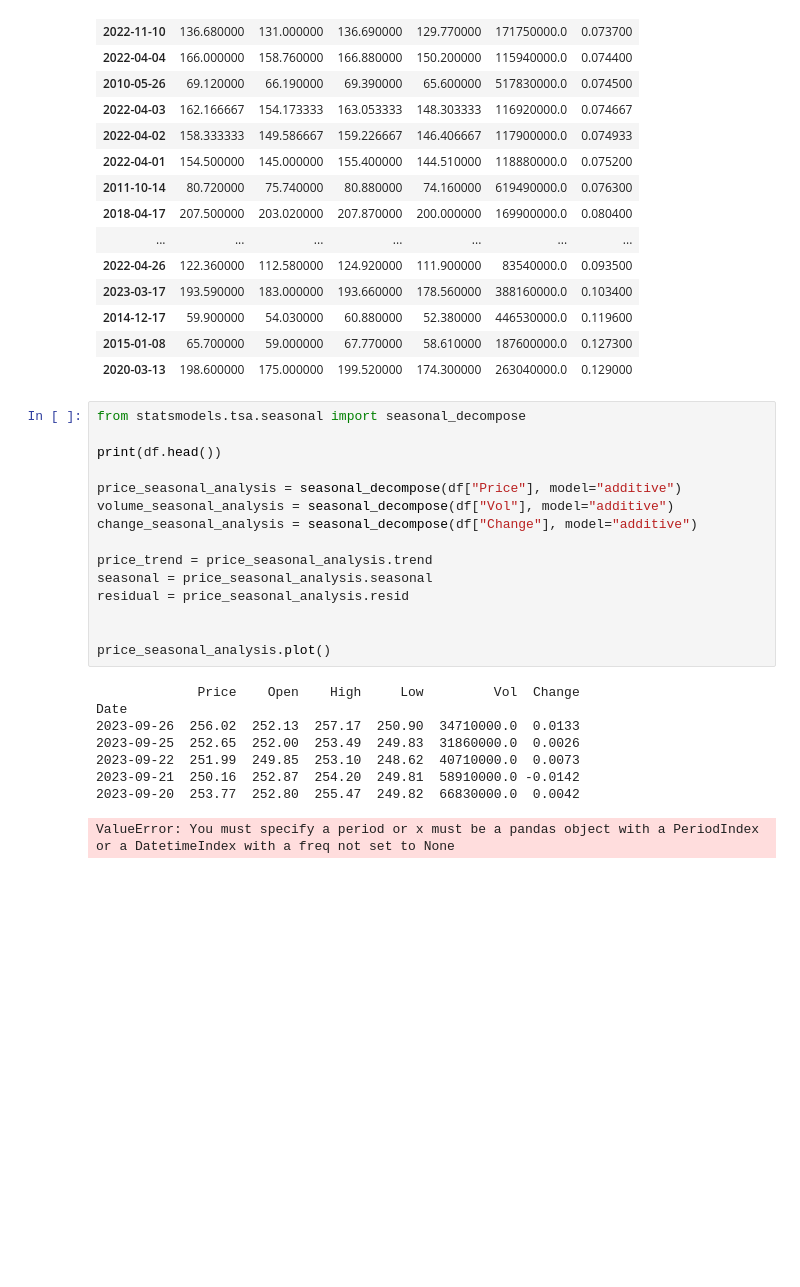
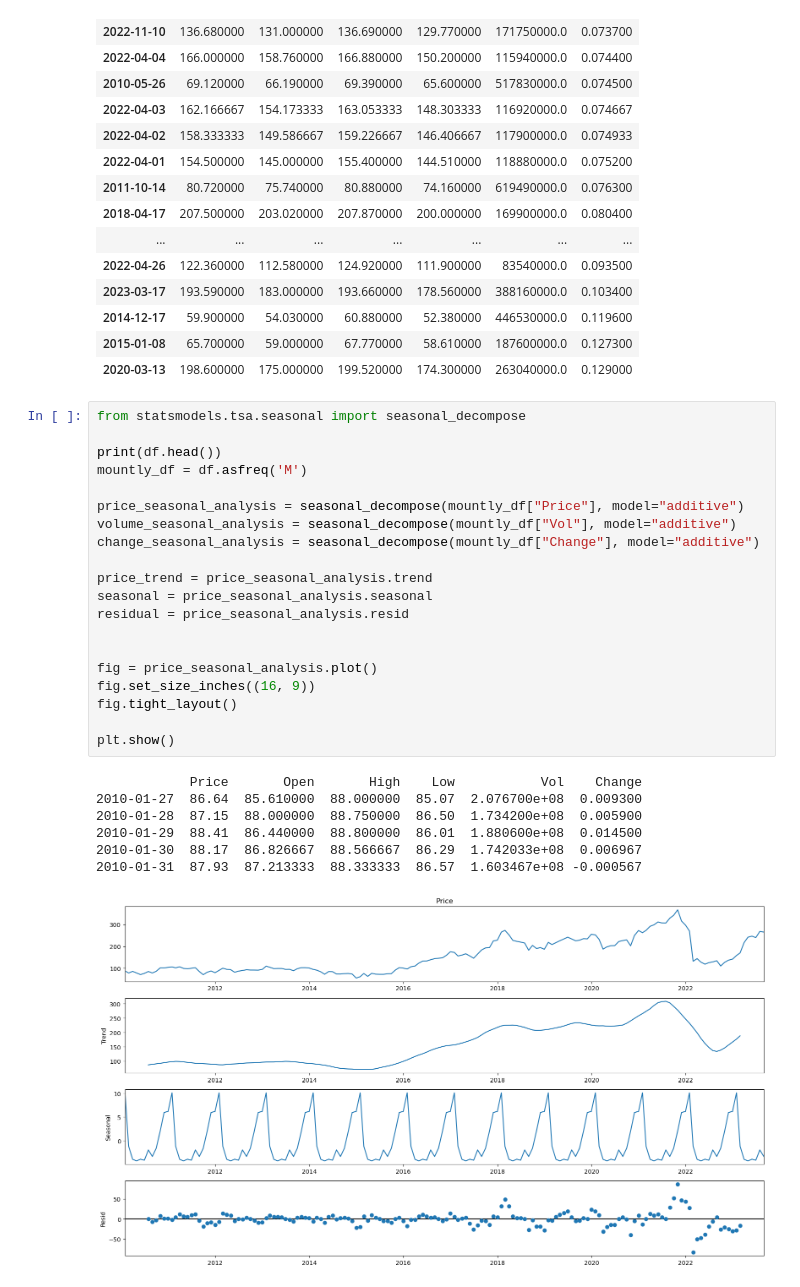
Before and after one commit to GaldanTheSneaky/Sberbank-Stock-Analysis, a Jupyter notebook: sberbank_stock.ipynb, the cells around one changed output. Cells and saved outputs as stored; diff of their text form; blank space fills up the shorter version.

Commit message:
done with initial analysis

```diff
--- a/sberbank_stock.ipynb
+++ b/sberbank_stock.ipynb
@@ -210,24 +220,28 @@ df_by_change.tail(20)
 # %%
 from statsmodels.tsa.seasonal import seasonal_decompose
 
 print(df.head())
+mountly_df = df.asfreq('M')
 
-price_seasonal_analysis = seasonal_decompose(df["Price"], model="additive")
-volume_seasonal_analysis = seasonal_decompose(df["Vol"], model="additive")
-change_seasonal_analysis = seasonal_decompose(df["Change"], model="additive")
+price_seasonal_analysis = seasonal_decompose(mountly_df["Price"], model="additive")
+volume_seasonal_analysis = seasonal_decompose(mountly_df["Vol"], model="additive")
+change_seasonal_analysis = seasonal_decompose(mountly_df["Change"], model="additive")
 
 price_trend = price_seasonal_analysis.trend
 seasonal = price_seasonal_analysis.seasonal
 residual = price_seasonal_analysis.resid
 
 
-price_seasonal_analysis.plot()
+fig = price_seasonal_analysis.plot()
+fig.set_size_inches((16, 9))
+fig.tight_layout()
+
+plt.show()
 # %% [output]
-             Price    Open    High     Low         Vol  Change
-Date
-2023-09-26  256.02  252.13  257.17  250.90  34710000.0  0.0133
-2023-09-25  252.65  252.00  253.49  249.83  31860000.0  0.0026
-2023-09-22  251.99  249.85  253.10  248.62  40710000.0  0.0073
-2023-09-21  250.16  252.87  254.20  249.81  58910000.0 -0.0142
-2023-09-20  253.77  252.80  255.47  249.82  66830000.0  0.0042
+            Price       Open       High    Low           Vol    Change
+2010-01-27  86.64  85.610000  88.000000  85.07  2.076700e+08  0.009300
+2010-01-28  87.15  88.000000  88.750000  86.50  1.734200e+08  0.005900
+2010-01-29  88.41  86.440000  88.800000  86.01  1.880600e+08  0.014500
+2010-01-30  88.17  86.826667  88.566667  86.29  1.742033e+08  0.006967
+2010-01-31  87.93  87.213333  88.333333  86.57  1.603467e+08 -0.000567
-ValueError: You must specify a period or x must be a pandas object with a PeriodIndex or a DatetimeIndex with a freq not set to None
+[figure, added]
```
Also changed, not shown: parts of 6 cells of this notebook.
